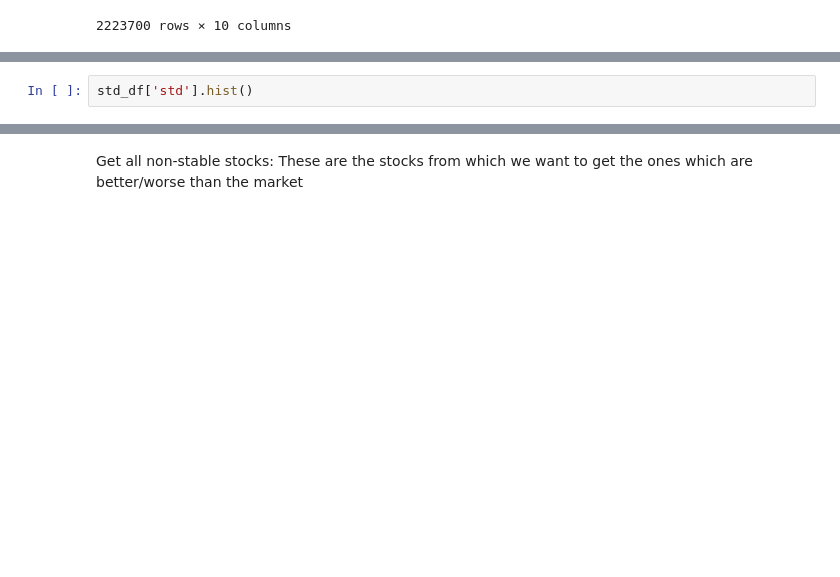
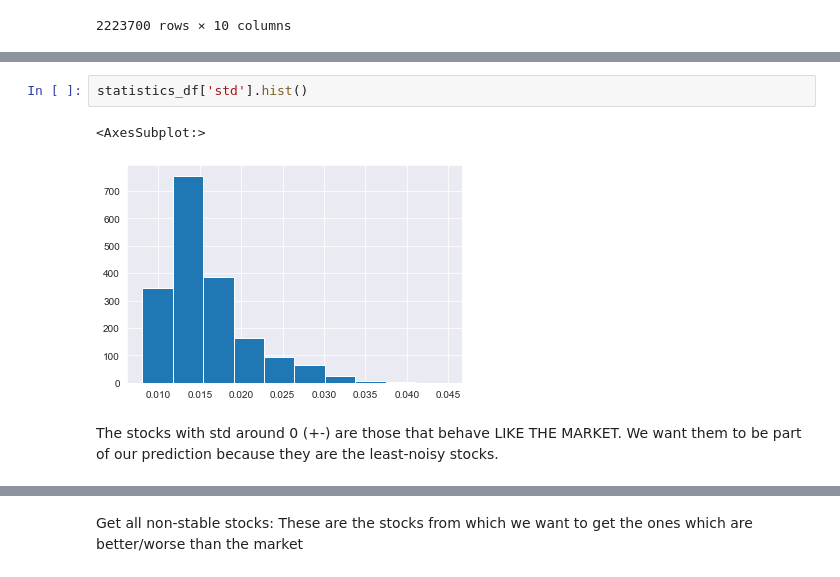
Before and after one commit to ofirnesher-nemodata/jpx-tokyo-stock-exchange-prediction, a Jupyter notebook: baseline.ipynb, the cells around one changed output, grey strips where cells are left out. Drawn from its saved outputs; the diff is of its cells as text; blank space fills up the shorter version.

```diff
--- a/baseline.ipynb
+++ b/baseline.ipynb
@@ -117,3 +154,9 @@ std_df = all_stocks_df.groupby(by='securities_code')['market_gap'].agg(['mean',
 # %%
-std_df['std'].hist()
+statistics_df['std'].hist()
+# %% [output]
+<AxesSubplot:>
+[figure, added]
+# %% [markdown]
+The stocks with std around 0 (+-) are those that behave LIKE THE MARKET.
+We want them to be part of our prediction because they are the least-noisy stocks.
 # %%
```
Also changed, not shown: parts of 59 cells of this notebook.
